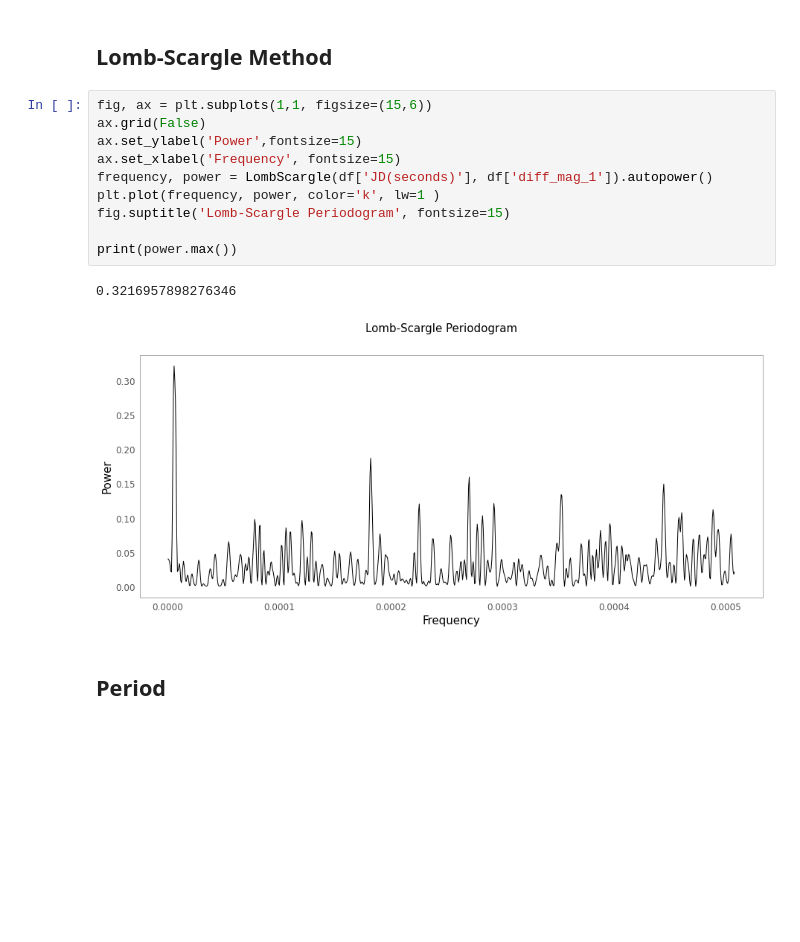
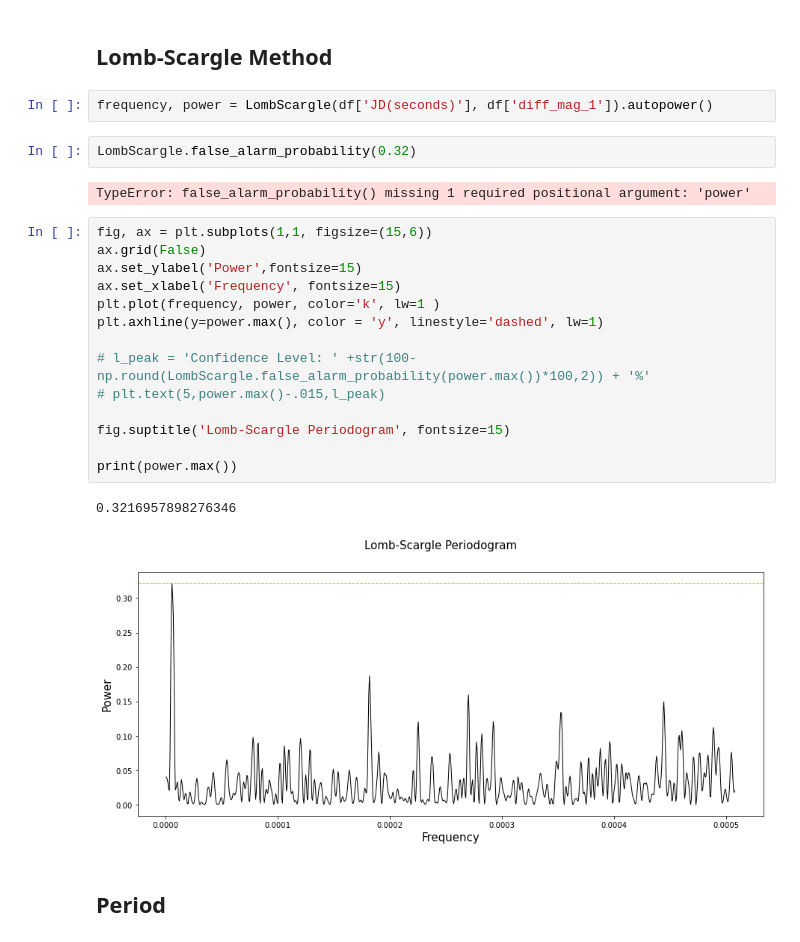
Before and after one commit to vvkrddy/cepheid-anu, a Jupyter notebook: main.ipynb, the cells around one changed output. Saved outputs shown, nothing was run; the diff lists cells and outputs as text; blank space fills up the shorter version.

```diff
--- a/main.ipynb
+++ b/main.ipynb
@@ -230,18 +230,28 @@ Text(0.5, 0.98, 'Differential Photometry')
 # %% [markdown]
 ## Lomb-Scargle Method
+# %%
+frequency, power = LombScargle(df['JD(seconds)'], df['diff_mag_1']).autopower()
+# %%
+LombScargle.false_alarm_probability(0.32)
+# %% [output]
+TypeError: false_alarm_probability() missing 1 required positional argument: 'power'
 # %%
 fig, ax = plt.subplots(1,1, figsize=(15,6))
 ax.grid(False)
 ax.set_ylabel('Power',fontsize=15)
 ax.set_xlabel('Frequency', fontsize=15)
-frequency, power = LombScargle(df['JD(seconds)'], df['diff_mag_1']).autopower()
 plt.plot(frequency, power, color='k', lw=1 )
+plt.axhline(y=power.max(), color = 'y', linestyle='dashed', lw=1)
+
+# l_peak = 'Confidence Level: ' +str(100-np.round(LombScargle.false_alarm_probability(power.max())*100,2)) + '%'
+# plt.text(5,power.max()-.015,l_peak)
+
 fig.suptitle('Lomb-Scargle Periodogram', fontsize=15)
 
 print(power.max())
 # %% [output]
 0.3216957898276346
-[figure, old version]
+[figure, new version]
 # %% [markdown]
 ## Period
 # %%
```
Also changed, not shown: parts of 6 cells of this notebook, 1 other file.
